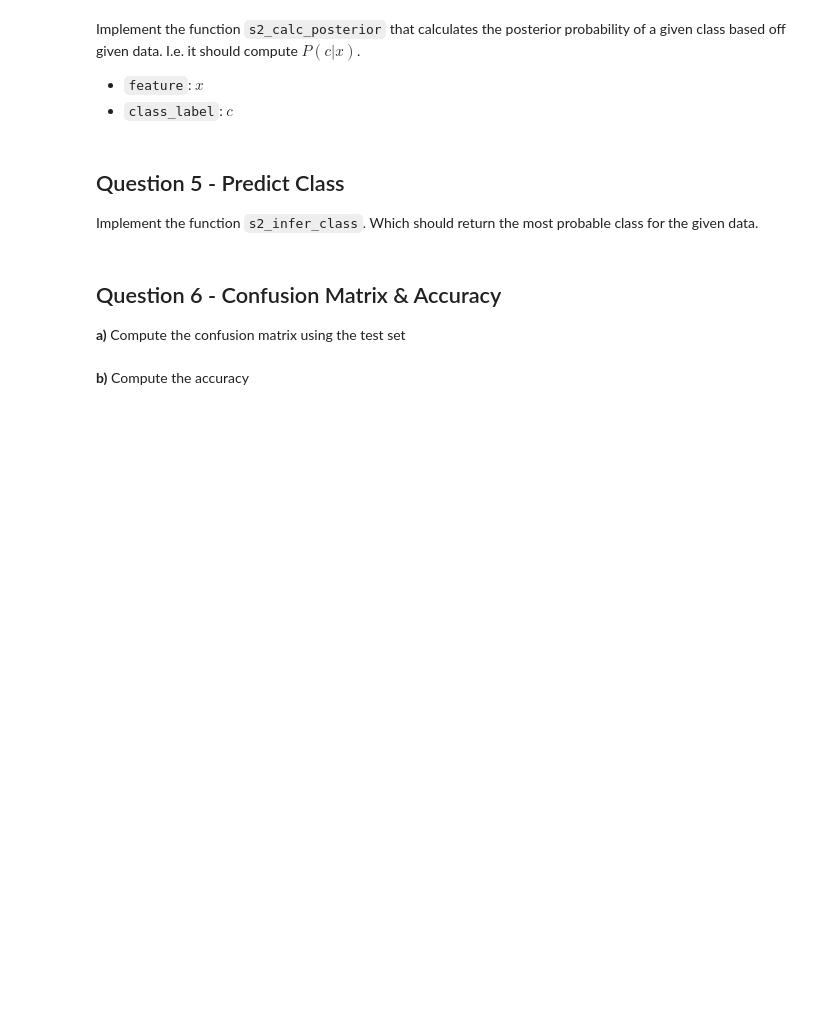
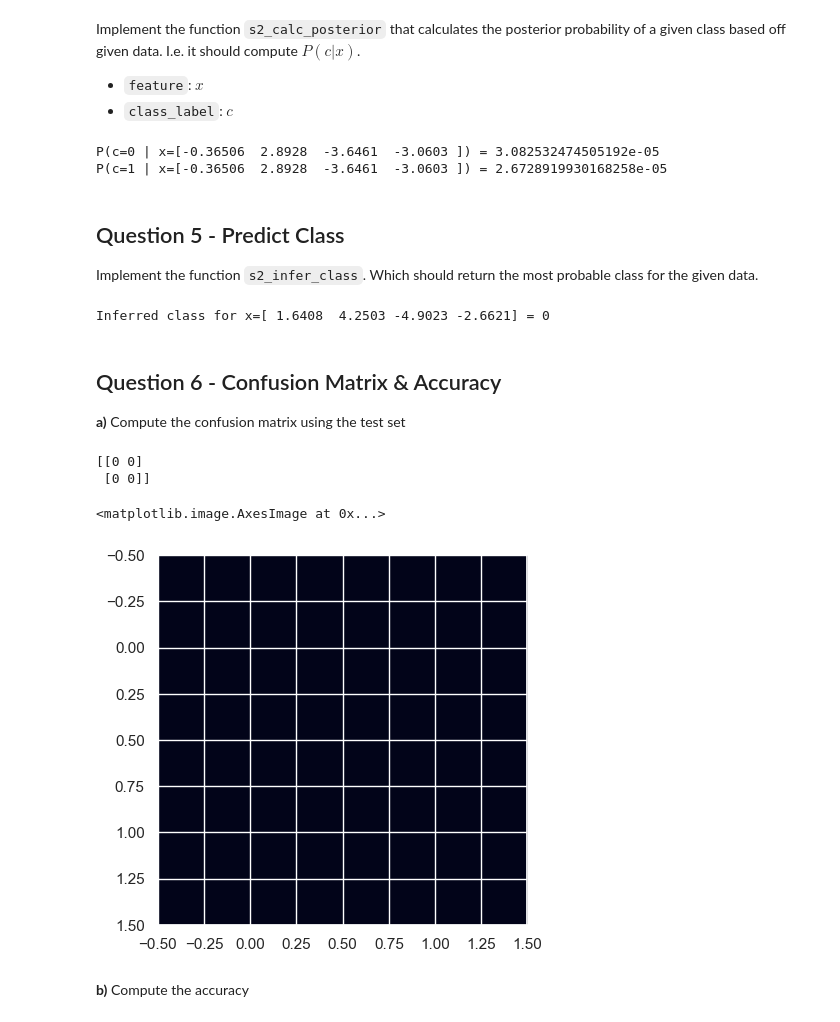
Before and after one commit to 200-Not-OK/Lab-1.2, a Jupyter notebook: ML Lab 1.2 - Naive Bayes Pt 2.ipynb, the cells around one changed output. Cells and saved outputs as stored; diff of their text form; code cells hidden in the pictures; blank space fills up the shorter version.

```diff
--- a/ML Lab 1.2 - Naive Bayes Pt 2.ipynb
+++ b/ML Lab 1.2 - Naive Bayes Pt 2.ipynb
@@ -420,6 +428,9 @@ s2_cc_mean
 # %%
 s2_cc_var = np.zeros((2,4))
 
-# TODO
+for c in range(2):
+    class_examples = s2_train_features[s2_train_labels == c]
+
+    s2_cc_var[c] = np.var(class_examples, axis=0)
 
 s2_cc_var
@@ -432,7 +446,10 @@ s2_cc_var
 # %%
 def s2_class_conditional_fn(feature, class_label, mean, var):
     cond_prob = ...   # i.e. P(x_i | c)
-    # TODO
+    exponent = -((feature - mean) ** 2) / (2 * var)
+    normalization = 1 / np.sqrt(2 * np.pi * var)
+    cond_prob = normalization * np.exp(exponent)
+
 
     return cond_prob
 
@@ -448,36 +468,63 @@ Implement the function `s2_calc_posterior` that calculates the posterior probabi
 - `class_label`: $c$
 # %%
 def s2_calc_posterior(class_label, feature):
-    post_prob = ...
-    # TODO
+    post_prob = s2_priors[class_label]
+
+
+    for i in range(4):  # 4 features (variance, skewness, curtosis, entropy)
+        cond_prob = s2_class_conditional_fn(feature[i], class_label, s2_cc_mean[class_label, i], s2_cc_var[class_label, i])
+        post_prob *= cond_prob
 
     return post_prob
 
 # Don't change
 print(f"P(c=0 | x={s2_test_features[0]}) = {s2_calc_posterior(0, s2_test_features[0])}")
 print(f"P(c=1 | x={s2_test_features[0]}) = {s2_calc_posterior(1, s2_test_features[0])}")
+# %% [output]
+P(c=0 | x=[-0.36506  2.8928  -3.6461  -3.0603 ]) = 3.082532474505192e-05
+P(c=1 | x=[-0.36506  2.8928  -3.6461  -3.0603 ]) = 2.6728919930168258e-05
 # %% [markdown]
 ## Question 5 - Predict Class
 Implement the function `s2_infer_class`. Which should return the most probable class for the given data.
 # %%
 def s2_infer_class(feature):
-    c = ...
-    # TODO
+    c = None
+    posterior_class_0 = s2_calc_posterior(0, feature)  # P(C=0 | X)
+    posterior_class_1 = s2_calc_posterior(1, feature)  # P(C=1 | X)
+    if posterior_class_0 > posterior_class_1:
+        c = 0  # predict class=0 (forged)
+    else:
+        c = 1  # predict class=1 (genuine)
 
     return c
 
-print(f"Inferred class for x={s2_test_features[0]} = {s2_infer_class(s2_test_features[0])}")
+print(f"Inferred class for x={s2_test_features[1]} = {s2_infer_class(s2_test_features[1])}")
+# %% [output]
+Inferred class for x=[ 1.6408  4.2503 -4.9023 -2.6621] = 0
 # %% [markdown]
 ## Question 6 - Confusion Matrix & Accuracy
 **a)** Compute the confusion matrix using the test set
 # %%
-s2_confusion_matrix = np.zeros((2, 2))
+s2_confusion_matrix = np.zeros((2, 2),dtype=int)
 
-# TODO
+for i in range(len(s2_test_features)):
+    # Get the true class
+    true_class = int(s2_test_labels[i])
+
+    # Predict the class using the s2_infer_class function
+    predicted_class = s2_infer_class(s2_test_features[i])
+
+    # Increment the corresponding cell in the confusion matrix
+    confusion_matrix[true_class, predicted_class] += 1
 
 # Don't modify
 print(s2_confusion_matrix)
 plt.imshow(s2_confusion_matrix)  # Plot heatmap of confusion_matrix
+# %% [output]
+[[0 0]
+ [0 0]]
+<matplotlib.image.AxesImage at 0x...>
+[figure, added]
 # %% [markdown]
 **b)** Compute the accuracy
 # %%
```
Also changed, not shown: parts of 10 cells of this notebook.
